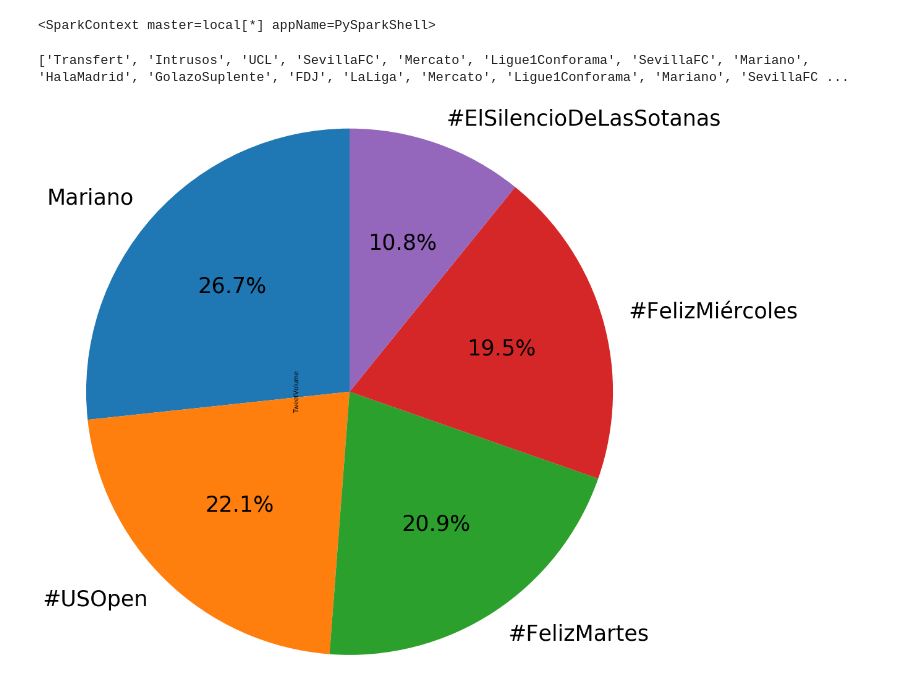
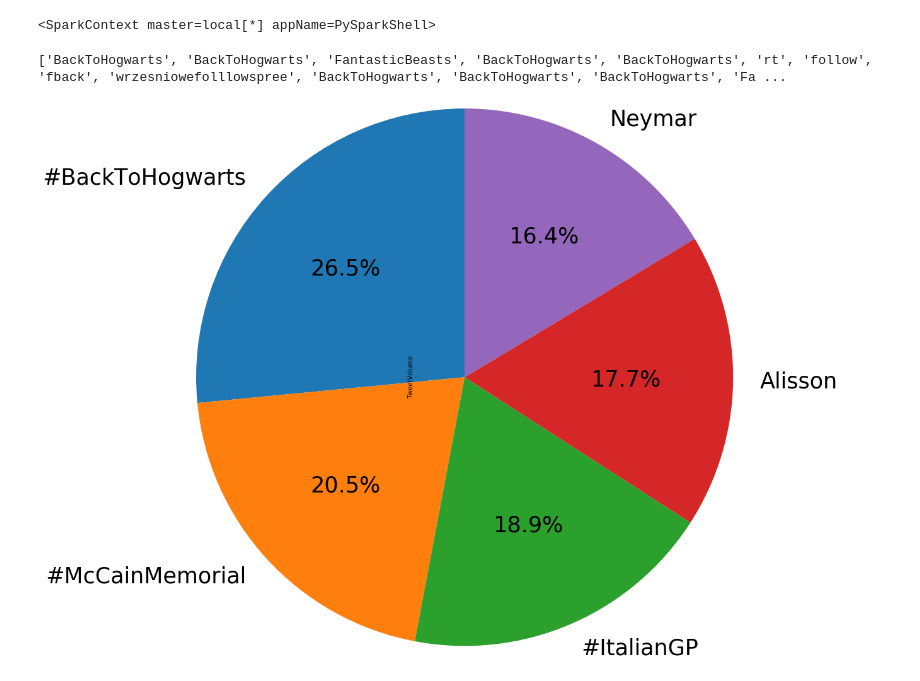
Before and after one commit to IkshitaMishra/TwitterAnalysis, a Jupyter notebook: TwitterSentimentalAnalysis.ipynb, the cells around one changed output. Saved outputs shown, nothing was run; the diff lists cells and outputs as text; code cells hidden in the pictures.

```diff
--- a/TwitterSentimentalAnalysis.ipynb
+++ b/TwitterSentimentalAnalysis.ipynb
@@ -45,40 +45,40 @@ def twitter():
 #Enter WOEID oF Location to know MOST POPULAR TWEETS in that location
 api = twitter()
 tweet_pop = []
-place = api.trends_place(id = 23424950) #Spain
+place = api.trends_place(id = 44418) #lOS ANGELES
 for location in place:
     for trend in location["trends"]:
         tweet_pop.append(trend["name"])
         tweet_pop.append(trend["tweet_volume"])
 
 # find top 5 popular tweet topic based on tweet volume
 pop_list_tweet = [tweet_pop[2*i:2*i+2] for i in range(0,math.ceil(len(tweet_pop)/2))]
 pop_list_tweet = spark.createDataFrame(pop_list_tweet, ["Tweet", "TweetVolume"])
 pop_list_tweet = pop_list_tweet.withColumn("Tweet", pop_list_tweet["Tweet"].cast(StringType())).withColumn("TweetVolume", pop_list_tweet["TweetVolume"].cast(IntegerType()))
 pop_list_tweet = pop_list_tweet.sort(desc("TweetVolume")).limit(5)
 popular = pop_list_tweet.select(col("Tweet")).limit(1).collect()
 res={}
 for i in popular:
     res.update(i.asDict())
 mostPopular= res['Tweet']
 plt.title("Most Popular Tweets  ",fontsize = 40)
 pop=pop_list_tweet.toPandas()
 ax1 = plt.subplot(121, aspect='equal')
 pop.plot(kind='pie', y = 'TweetVolume', ax=ax1, autopct='%1.1f%%',
  startangle=90, shadow=False, labels=pop['Tweet'], legend = False, fontsize= 35, radius=7)
 
 
 #search the most poplar tweet topic and retrieve tweets on it
 tweets = api.search(q=mostPopular, count=1500)
 lists = []
 for tweet in tweets[:1500]:
     hashtags = tweet.entities.get('hashtags')
     for hashtag in hashtags:
             lists.append(hashtag['text'])
 print(lists)
 # %% [output]
-['Transfert', 'Intrusos', 'UCL', 'SevillaFC', 'Mercato', 'Ligue1Conforama', 'SevillaFC', 'Mariano', 'HalaMadrid', 'GolazoSuplente', 'FDJ', 'LaLiga', 'Mercato', 'Ligue1Conforama', 'Mariano', 'SevillaFC ...
+['BackToHogwarts', 'BackToHogwarts', 'FantasticBeasts', 'BackToHogwarts', 'BackToHogwarts', 'rt', 'follow', 'fback', 'wrzesniowefolllowspree', 'BackToHogwarts', 'BackToHogwarts', 'BackToHogwarts', 'Fa ...
-[figure, old version]
+[figure, new version]
 # %%
 #get top popular hashtags used in tweets for the topic
 rdd = sc.parallelize(lists)
```
Also changed, not shown: parts of 7 cells of this notebook.
